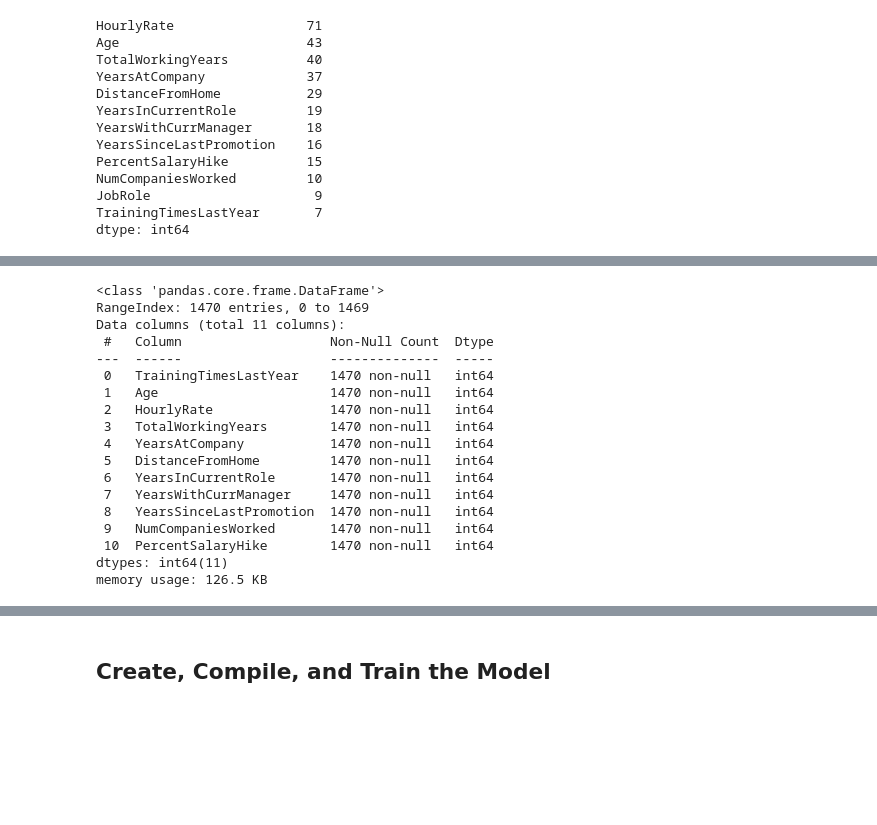
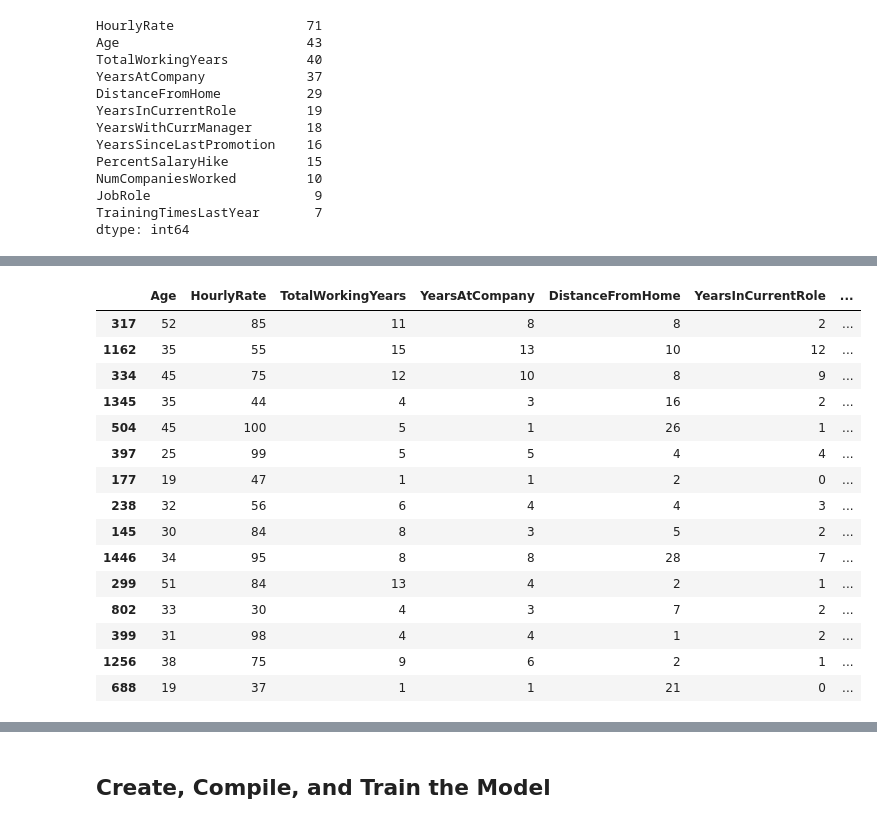
Before and after one commit to jebamania/neural-network-challenge-2, a Jupyter notebook: attrition.ipynb, the cells around one changed output, grey strips where cells are left out. Saved outputs shown, nothing was run; the diff lists cells and outputs as text; code cells hidden in the pictures; blank space fills up the shorter version.

```diff
--- a/attrition.ipynb
+++ b/attrition.ipynb
@@ -125,29 +106,24 @@ attrition_df[columns].sample(15)
 y = attrition_df[['Attrition', 'Department']]
 # %%
 # Create a list of at least 10 column names to use as X data
-columns = ['TrainingTimesLastYear', 'Age', 'HourlyRate', 'TotalWorkingYears','YearsAtCompany', 'DistanceFromHome', 'YearsInCurrentRole', 'YearsWithCurrManager', 'YearsSinceLastPromotion', 'NumCompaniesWorked', 'PercentSalaryHike']
+# 'TrainingTimesLastYear',
+columns = ['Age', 'HourlyRate', 'TotalWorkingYears','YearsAtCompany', 'DistanceFromHome', 'YearsInCurrentRole', 'YearsWithCurrManager', 'YearsSinceLastPromotion', 'NumCompaniesWorked', 'PercentSalaryHike']
 
-# Create X_df using your selected columns
-x_df = attrition_df[columns]
-
-# Show the data types for X_df
-x_df.info()
+attrition_df[columns].sample(15)
 # %% [output]
-<class 'pandas.core.frame.DataFrame'>
-RangeIndex: 1470 entries, 0 to 1469
-Data columns (total 11 columns):
- #   Column                   Non-Null Count  Dtype
----  ------                   --------------  -----
- 0   TrainingTimesLastYear    1470 non-null   int64
- 1   Age                      1470 non-null   int64
- 2   HourlyRate               1470 non-null   int64
- 3   TotalWorkingYears        1470 non-null   int64
- 4   YearsAtCompany           1470 non-null   int64
- 5   DistanceFromHome         1470 non-null   int64
- 6   YearsInCurrentRole       1470 non-null   int64
- 7   YearsWithCurrManager     1470 non-null   int64
- 8   YearsSinceLastPromotion  1470 non-null   int64
- 9   NumCompaniesWorked       1470 non-null   int64
- 10  PercentSalaryHike        1470 non-null   int64
-dtypes: int64(11)
-memory usage: 126.5 KB
+|  | Age | HourlyRate | TotalWorkingYears | YearsAtCompany | DistanceFromHome | YearsInCurrentRole | ... |
+| 317 | 52 | 85 | 11 | 8 | 8 | 2 | ... |
+| 1162 | 35 | 55 | 15 | 13 | 10 | 12 | ... |
+| 334 | 45 | 75 | 12 | 10 | 8 | 9 | ... |
+| 1345 | 35 | 44 | 4 | 3 | 16 | 2 | ... |
+| 504 | 45 | 100 | 5 | 1 | 26 | 1 | ... |
+| 397 | 25 | 99 | 5 | 5 | 4 | 4 | ... |
+| 177 | 19 | 47 | 1 | 1 | 2 | 0 | ... |
+| 238 | 32 | 56 | 6 | 4 | 4 | 3 | ... |
+| 145 | 30 | 84 | 8 | 3 | 5 | 2 | ... |
+| 1446 | 34 | 95 | 8 | 8 | 28 | 7 | ... |
+| 299 | 51 | 84 | 13 | 4 | 2 | 1 | ... |
+| 802 | 33 | 30 | 4 | 3 | 7 | 2 | ... |
+| 399 | 31 | 98 | 4 | 4 | 1 | 2 | ... |
+| 1256 | 38 | 75 | 9 | 6 | 2 | 1 | ... |
+| 688 | 19 | 37 | 1 | 1 | 21 | 0 | ... |
```
Also changed, not shown: parts of 15 cells of this notebook, 1 other file.
